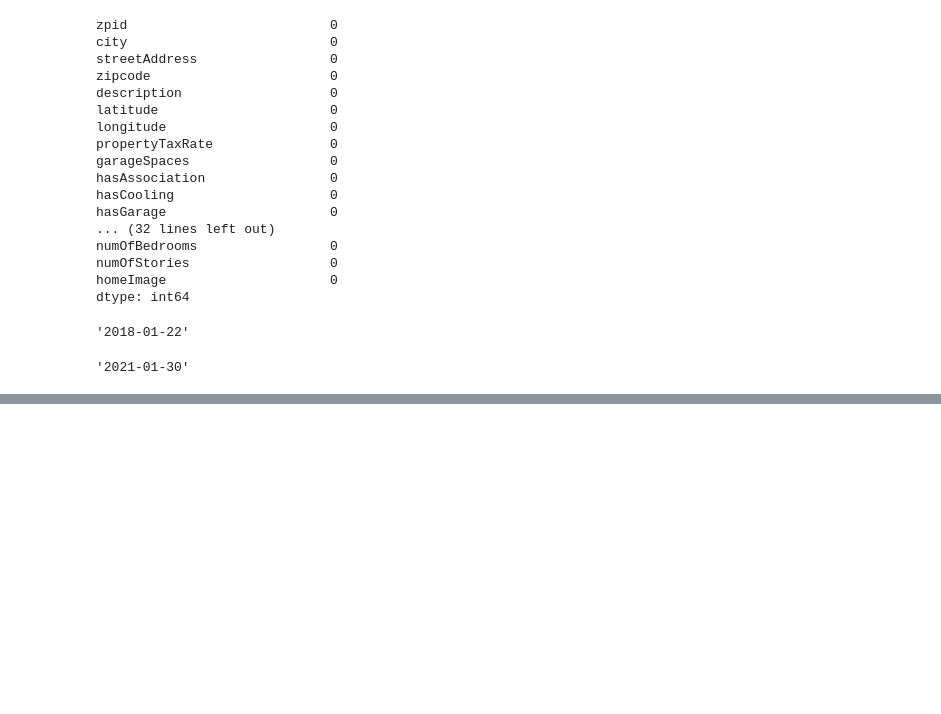
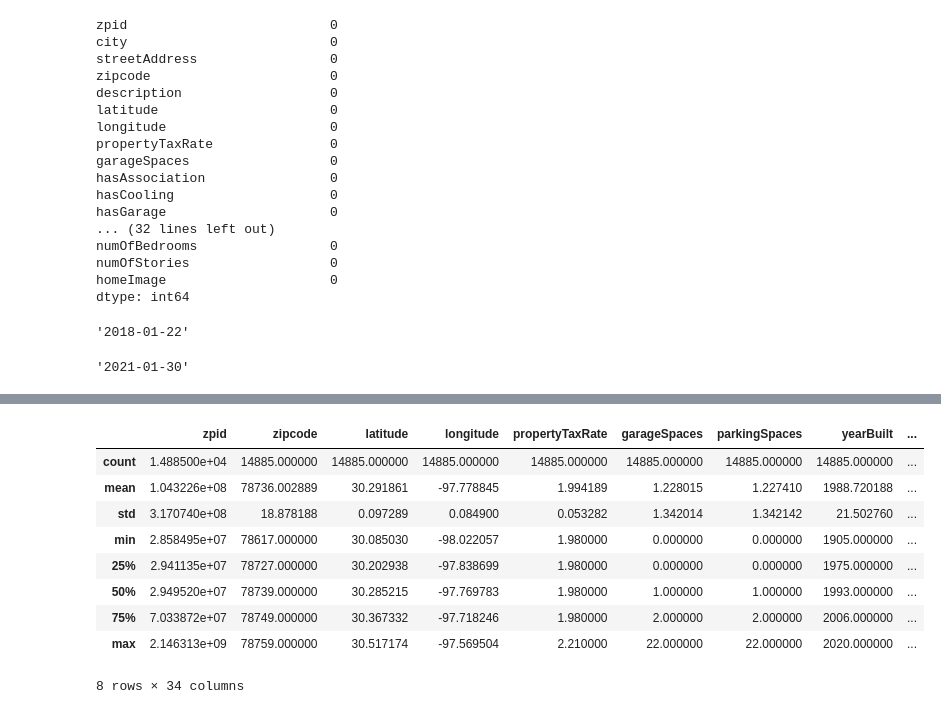
Before and after one commit to dianahandler/Final_Module20_Group3, a Jupyter notebook: Housing_Price_Data.ipynb, the cells around one changed output, grey strips where cells are left out. Drawn from its saved outputs; the diff is of its cells as text; code cells hidden in the pictures; blank space fills up the shorter version.

```diff
--- a/Housing_Price_Data.ipynb
+++ b/Housing_Price_Data.ipynb
@@ -81,0 +140,13 @@ df['latest_saledate'].max()
+# %%
+df.describe()
+# %% [output]
+|  | zpid | zipcode | latitude | longitude | propertyTaxRate | garageSpaces | parkingSpaces | yearBuilt | ... |
+| count | 1.488500e+04 | 14885.000000 | 14885.000000 | 14885.000000 | 14885.000000 | 14885.000000 | 14885.000000 | 14885.000000 | ... |
+| mean | 1.043226e+08 | 78736.002889 | 30.291861 | -97.778845 | 1.994189 | 1.228015 | 1.227410 | 1988.720188 | ... |
+| std | 3.170740e+08 | 18.878188 | 0.097289 | 0.084900 | 0.053282 | 1.342014 | 1.342142 | 21.502760 | ... |
+| min | 2.858495e+07 | 78617.000000 | 30.085030 | -98.022057 | 1.980000 | 0.000000 | 0.000000 | 1905.000000 | ... |
+| 25% | 2.941135e+07 | 78727.000000 | 30.202938 | -97.838699 | 1.980000 | 0.000000 | 0.000000 | 1975.000000 | ... |
+| 50% | 2.949520e+07 | 78739.000000 | 30.285215 | -97.769783 | 1.980000 | 1.000000 | 1.000000 | 1993.000000 | ... |
+| 75% | 7.033872e+07 | 78749.000000 | 30.367332 | -97.718246 | 1.980000 | 2.000000 | 2.000000 | 2006.000000 | ... |
+| max | 2.146313e+09 | 78759.000000 | 30.517174 | -97.569504 | 2.210000 | 22.000000 | 22.000000 | 2020.000000 | ... |
+8 rows × 34 columns
```
Also changed, not shown: parts of 6 cells of this notebook.
